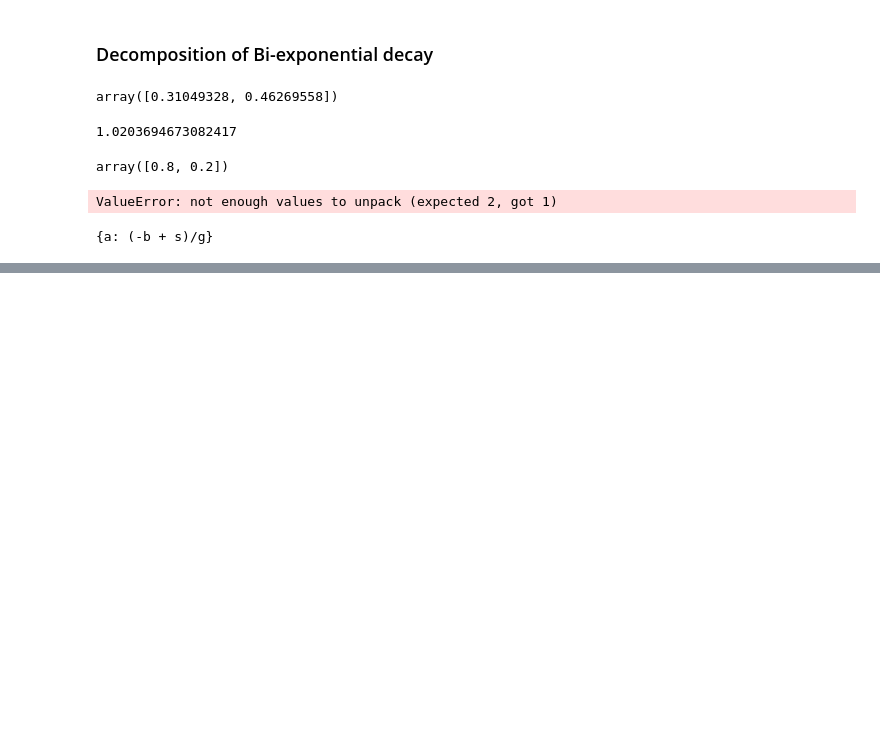
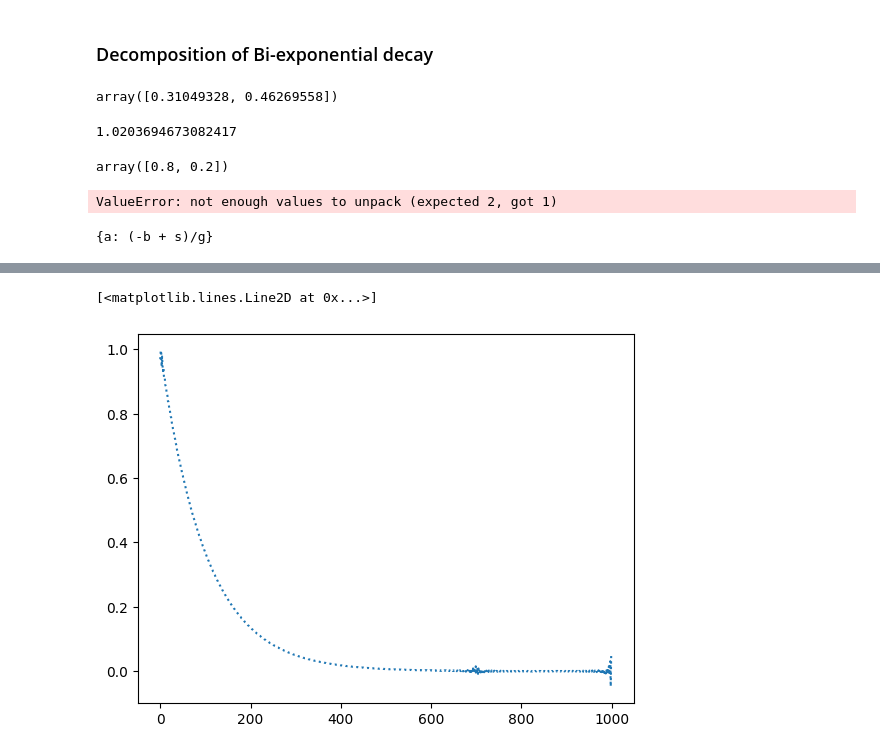
Before and after one commit to ngcnpeter/Y3_Group_Project_2B, a Jupyter notebook: TCSPC-simulation/2Bsimulation.ipynb, the cells around one changed output, grey strips where cells are left out. Drawn from its saved outputs; the diff is of its cells as text; code cells hidden in the pictures; blank space fills up the shorter version.

Commit message:
deconvolution

```diff
--- a/TCSPC-simulation/2Bsimulation.ipynb
+++ b/TCSPC-simulation/2Bsimulation.ipynb
@@ -420,0 +426,11 @@ plt.show()
+# %%
+high_freq_cutoff = np.ones(1000)
+high_freq_cutoff[350:650] = np.ones(650-350)*0.4
+deconv = np.fft.fft(signal.convolve(kernel,original_signal)[:1000])/np.fft.fft(kernel)
+deconv[350:650] = np.ones(650-350)*0.4
+#plt.plot(np.fft.fft(original_signal))
+plt.plot(np.fft.ifft(deconv),':')
+#plt.plot(1/np.fft.fft(kernel)*np.sum(np.fft.fft(kernel)),':')
+# %% [output]
+[<matplotlib.lines.Line2D at 0x...>]
+[figure, added]
```
Also changed, not shown: parts of 5 cells of this notebook, 3 other files.
